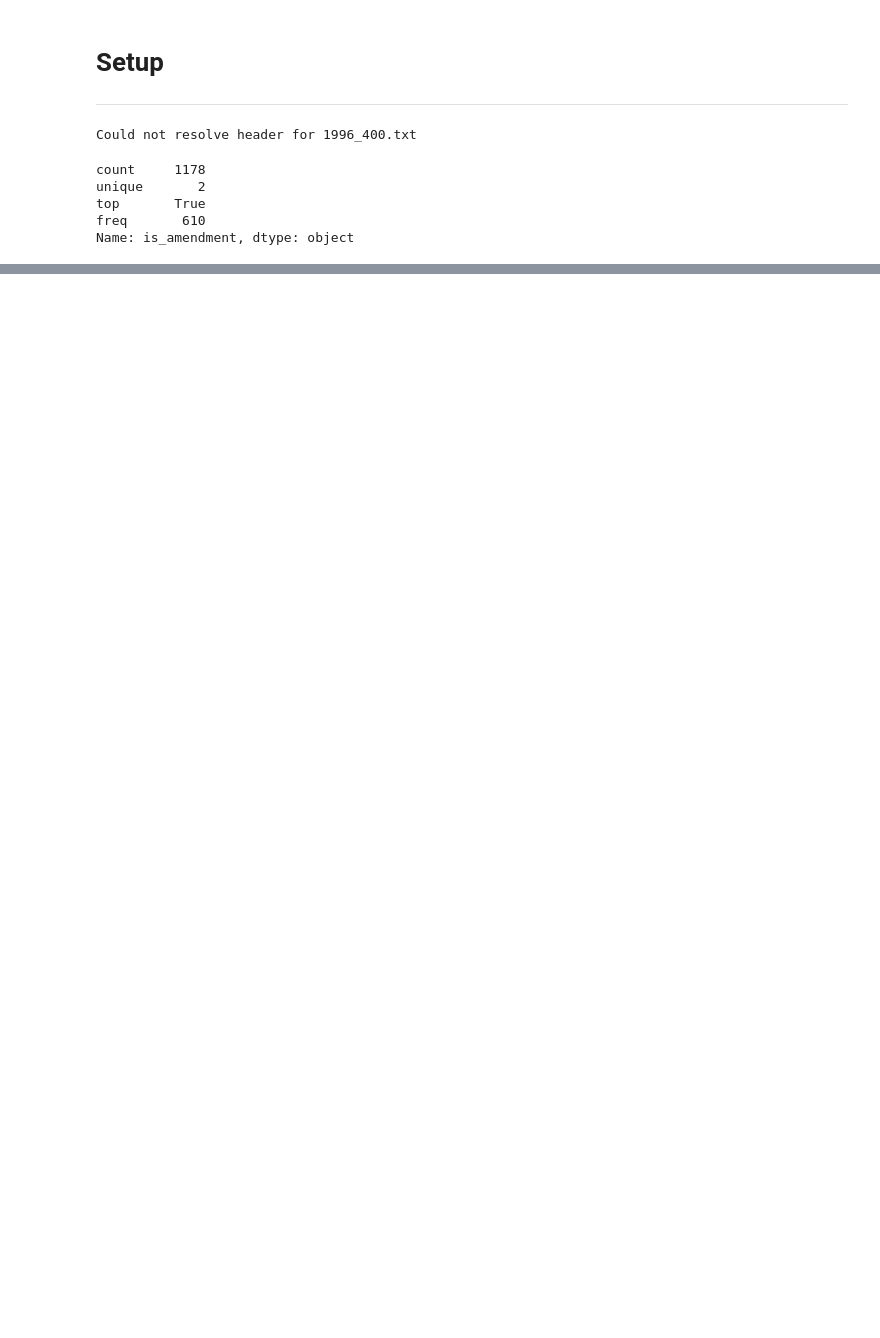
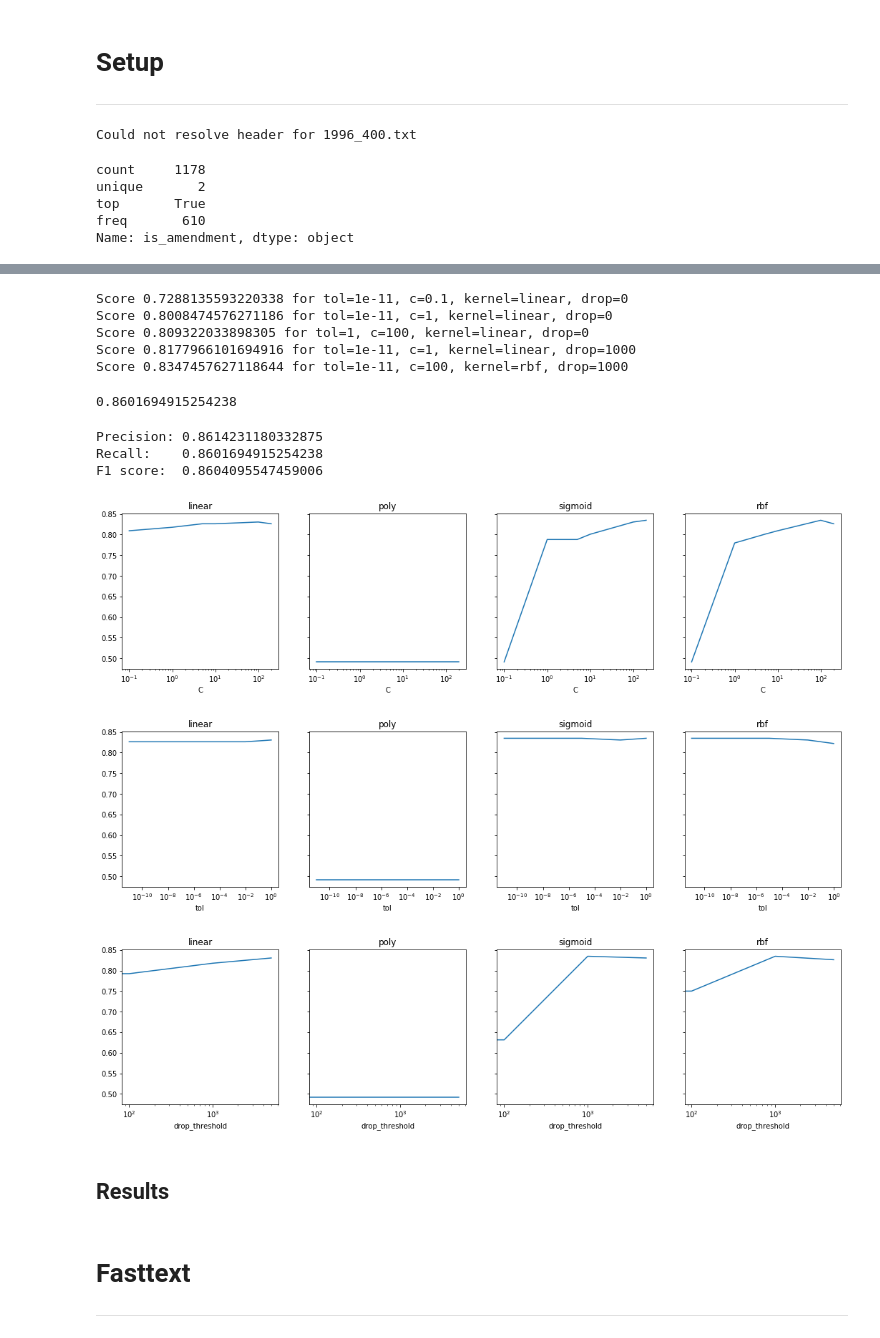
Before and after one commit to Porcupine96/nlp, a Jupyter notebook: lab8/lab8.ipynb, the cells around one changed output, grey strips where cells are left out. Drawn from its saved outputs; the diff is of its cells as text; code cells hidden in the pictures; blank space fills up the shorter version.

```diff
--- a/lab8/lab8.ipynb
+++ b/lab8/lab8.ipynb
@@ -33,0 +55,2 @@ validation 237
+# %%
+stopwords = read_stopwords('./stopwords-pl.txt')
@@ -33,0 +67,12 @@ validation 237
+# %%
+clf, metrics = teach_svm(train, validation, df, stopwords)
+# %% [output]
+Score 0.7288135593220338 for tol=1e-11, c=0.1, kernel=linear, drop=0
+Score 0.8008474576271186 for tol=1e-11, c=1, kernel=linear, drop=0
+Score 0.809322033898305 for tol=1, c=100, kernel=linear, drop=0
+Score 0.8177966101694916 for tol=1e-11, c=1, kernel=linear, drop=1000
+Score 0.8347457627118644 for tol=1e-11, c=100, kernel=rbf, drop=1000
+# %%
+evaluate(test, clf, vocabulary, stopwords)
+# %% [output]
+0.8601694915254238
@@ -33,0 +92,16 @@ validation 237
+# %%
+show_scores(clf, test)
+# %% [output]
+Precision: 0.8614231180332875
+Recall:    0.8601694915254238
+F1 score:  0.8604095547459006
+# %%
+plot_metrics_for('C', metrics)
+plot_metrics_for('tol', metrics)
+plot_metrics_for('drop_threshold', metrics)
+# %% [output]
+[figure, added]
+[figure, added]
+[figure, added]
+# %% [markdown]
+## Results
@@ -33,0 +110,3 @@ validation 237
+# %% [markdown]
+# Fasttext
+---
```
Also changed, not shown: parts of 16 cells of this notebook, 6 other files.
